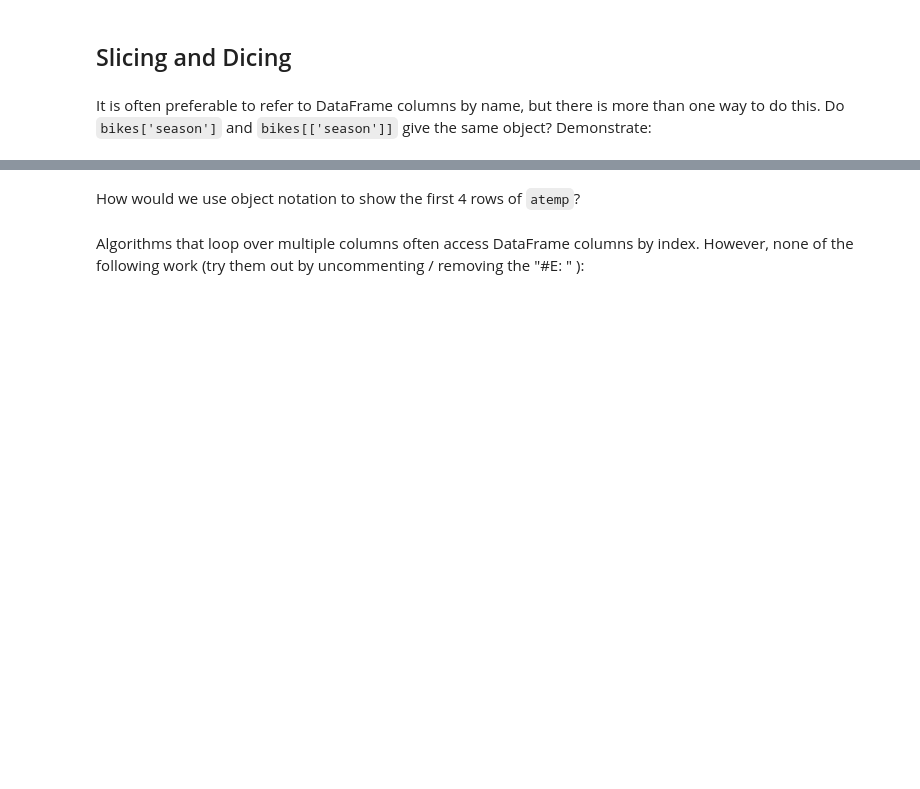
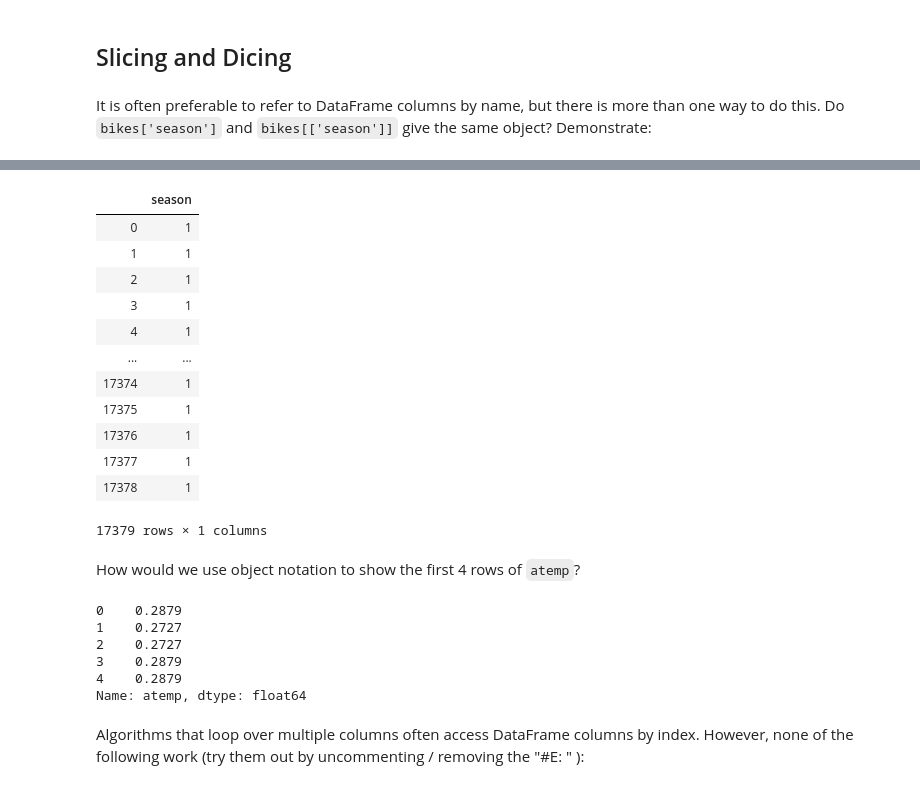
Before and after one commit to allenj813/DS-SYD-PT-24FEB, a Jupyter notebook: Module_3/Labs/IOD_Lab 3.1.1 vAJ.ipynb, the cells around one changed output, grey strips where cells are left out. Drawn from its saved outputs; the diff is of its cells as text; code cells hidden in the pictures; blank space fills up the shorter version.

```diff
--- a/Module_3/Labs/IOD_Lab 3.1.1 vAJ.ipynb
+++ b/Module_3/Labs/IOD_Lab 3.1.1 vAJ.ipynb
@@ -295,2 +311,18 @@ Do `bikes['season']` and `bikes[['season']]` give the same object? Demonstrate:
+# %%
+bikes[['season']]
+# %% [output]
+|  | season |
+| 0 | 1 |
+| 1 | 1 |
+| 2 | 1 |
+| 3 | 1 |
+| 4 | 1 |
+| ... | ... |
+| 17374 | 1 |
+| 17375 | 1 |
+| 17376 | 1 |
+| 17377 | 1 |
+| 17378 | 1 |
+17379 rows × 1 columns
 # %% [markdown]
 How would we use object notation to show the first 4 rows of `atemp`?
@@ -299,3 +329,13 @@ How would we use object notation to show the first 4 rows of `atemp`?
+# %%
+#ANSWER
+bikes.loc[0:4,'atemp']
+# %% [output]
+0    0.2879
+1    0.2727
+2    0.2727
+3    0.2879
+4    0.2879
+Name: atemp, dtype: float64
 # %% [markdown]
 Algorithms that loop over multiple columns often access DataFrame columns by index. However, none of the following work (try them out by uncommenting / removing the "#E: " ):
 # %%
```
Also changed, not shown: parts of 21 cells of this notebook.
